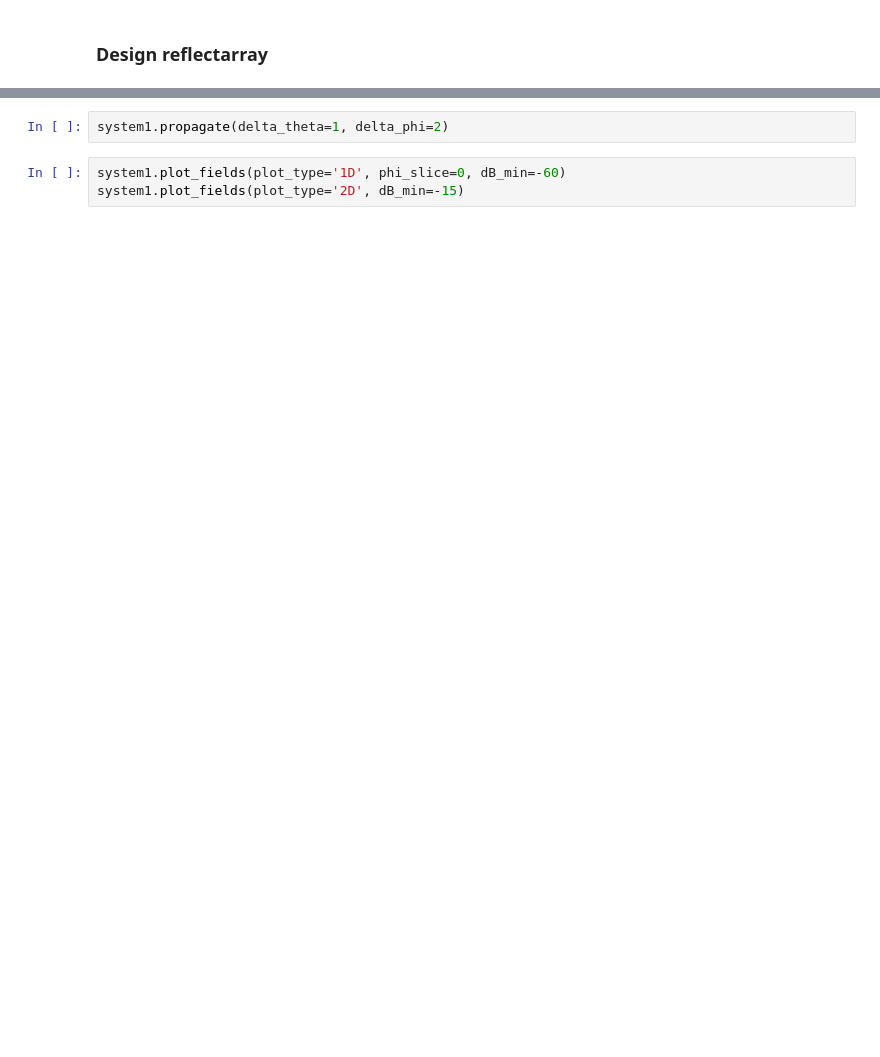
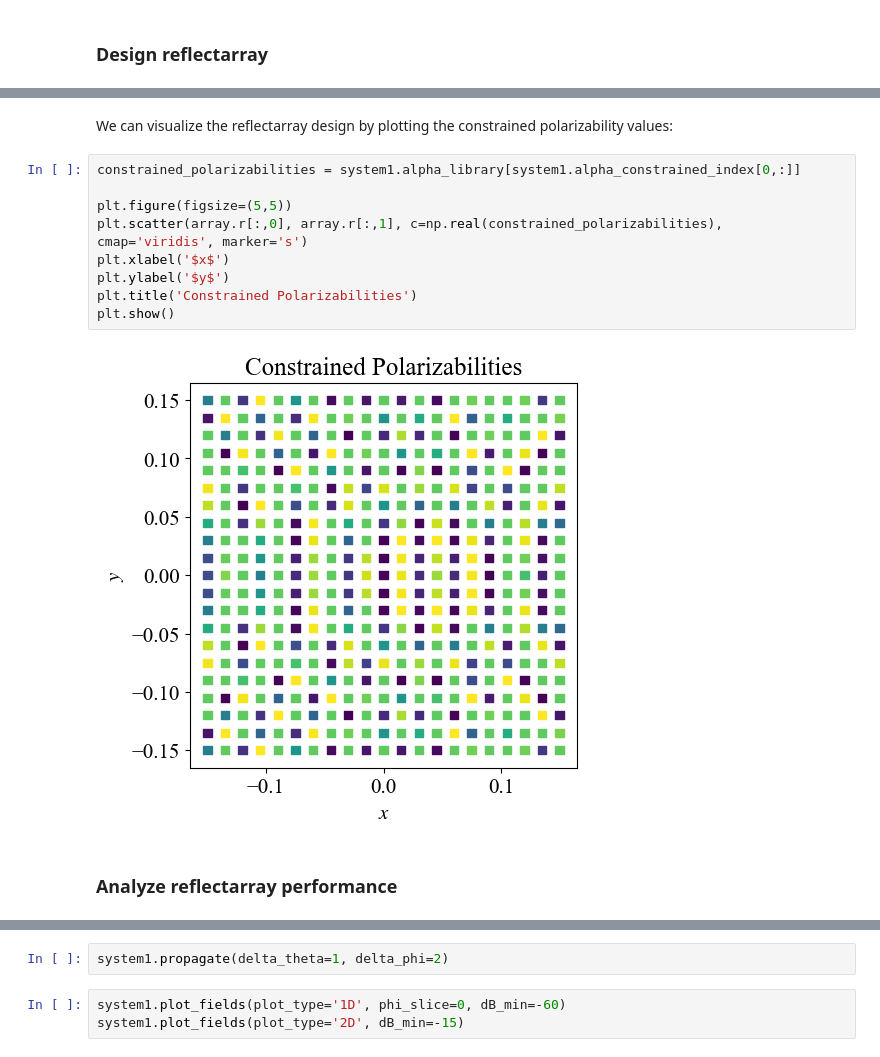
Before and after one commit to aaronvd/dipole-model-reflectarray, a Jupyter notebook: scripts/reflectarray_tutorial.ipynb, the cells around one changed output, grey strips where cells are left out. Cells and saved outputs as stored; diff of their text form; blank space fills up the shorter version.

Commit message:
Finished reflectarray_tutorial notebok.

```diff
--- a/scripts/reflectarray_tutorial.ipynb
+++ b/scripts/reflectarray_tutorial.ipynb
@@ -135,0 +157,15 @@ Computing constrained polarizabilities...
+# %% [markdown]
+We can visualize the reflectarray design by plotting the constrained polarizability values:
+# %%
+constrained_polarizabilities = system1.alpha_library[system1.alpha_constrained_index[0,:]]
+
+plt.figure(figsize=(5,5))
+plt.scatter(array.r[:,0], array.r[:,1], c=np.real(constrained_polarizabilities), cmap='viridis', marker='s')
+plt.xlabel('$x$')
+plt.ylabel('$y$')
+plt.title('Constrained Polarizabilities')
+plt.show()
+# %% [output]
+[figure, added]
+# %% [markdown]
+### Analyze reflectarray performance
```
Also changed, not shown: parts of 13 cells of this notebook.
